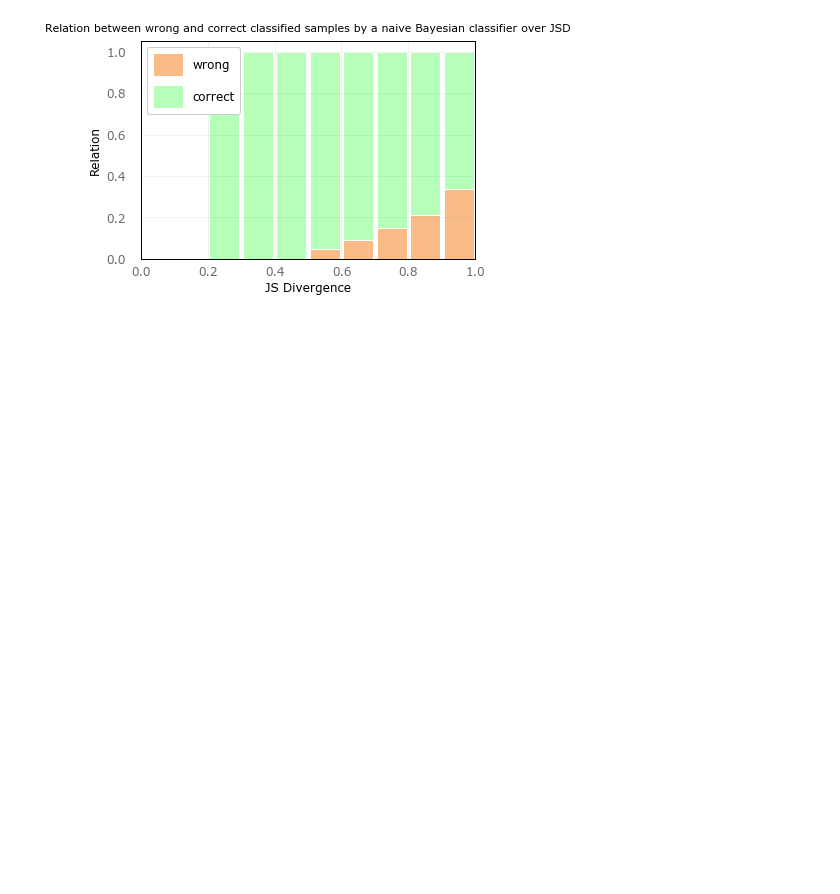
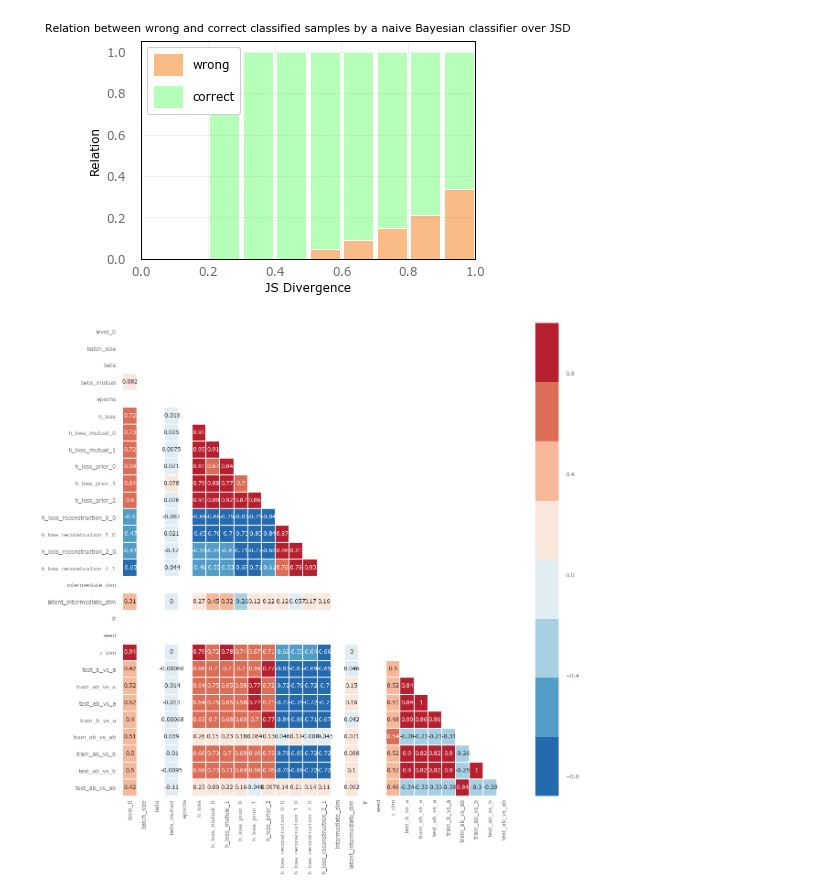
Before and after one commit to tik0/vae_tools, a Jupyter notebook: examples/mmvae_mnist_split/mmvae_mnist_split_eval.ipynb, the cells around one changed output. Drawn from its saved outputs; the diff is of its cells as text; code cells hidden in the pictures; blank space fills up the shorter version.

Commit message:
Add correlation for JSD
Signed-off-by: Timo Korthals <tkorthals@cit-ec.uni-bielefeld.de>

```diff
--- a/examples/mmvae_mnist_split/mmvae_mnist_split_eval.ipynb
+++ b/examples/mmvae_mnist_split/mmvae_mnist_split_eval.ipynb
@@ -301,3 +301,32 @@ plt.title('Relation between wrong and correct classified samples by a naive Baye
 plt.show()
 # %% [output]
 [figure]
+# %%
+
+_df = df
+
+jsd = None
+for idx in df['index']:
+    loc = dump_loc + 'jsd_' + str(idx) + '_ab.p'
+    js = pickle.load( open( loc, "rb" ) )
+    if jsd is None:
+        jsd = {}
+        for k in js.keys():
+            jsd[k] = []
+    for k in js.keys():
+        #print(np.mean(js[k]))
+        jsd[k].append(np.mean(js[k]))
+# Add the JSD to the pandas data frame
+__df = pd.DataFrame(jsd, columns=jsd.keys())
+_df = pd.concat([_df, __df], axis =1).reset_index()
+#_df = _df.append(jsd, ignore_index=True)
+
+# correlation w/o validation
+_df = _df.drop(["activation","reconstruction_loss_metrics","optimizer","index"], axis=1)
+_df = _df[[c for c in _df.columns if c[:5] != 'h_val']]
+
+
+astetik.corr(_df, color_grades=5, style='astetik', annot=True)
+#_df
+# %% [output]
+[figure, added]
```
Also changed, not shown: parts of 1 cell of this notebook.
